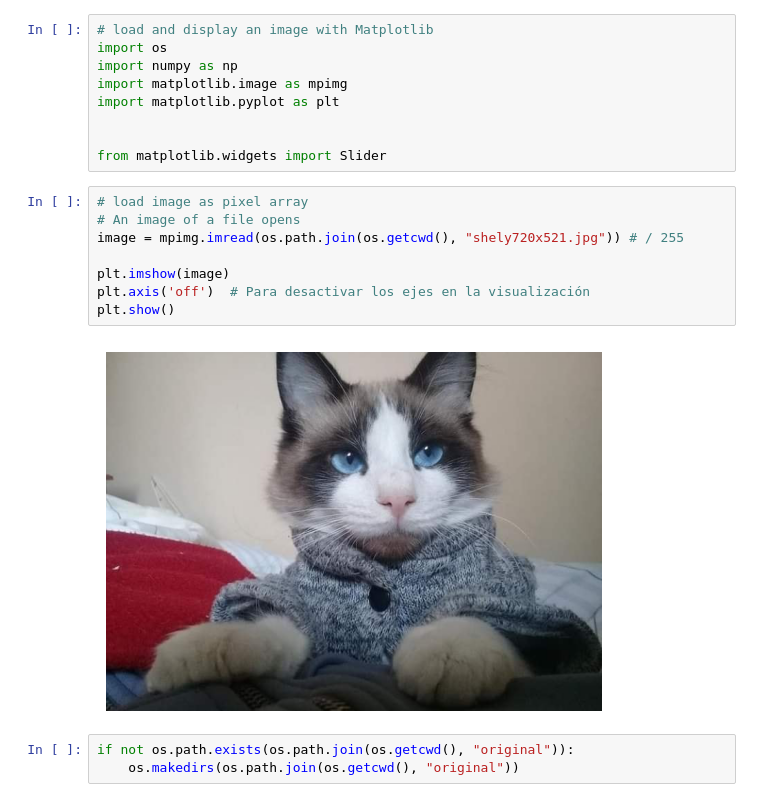
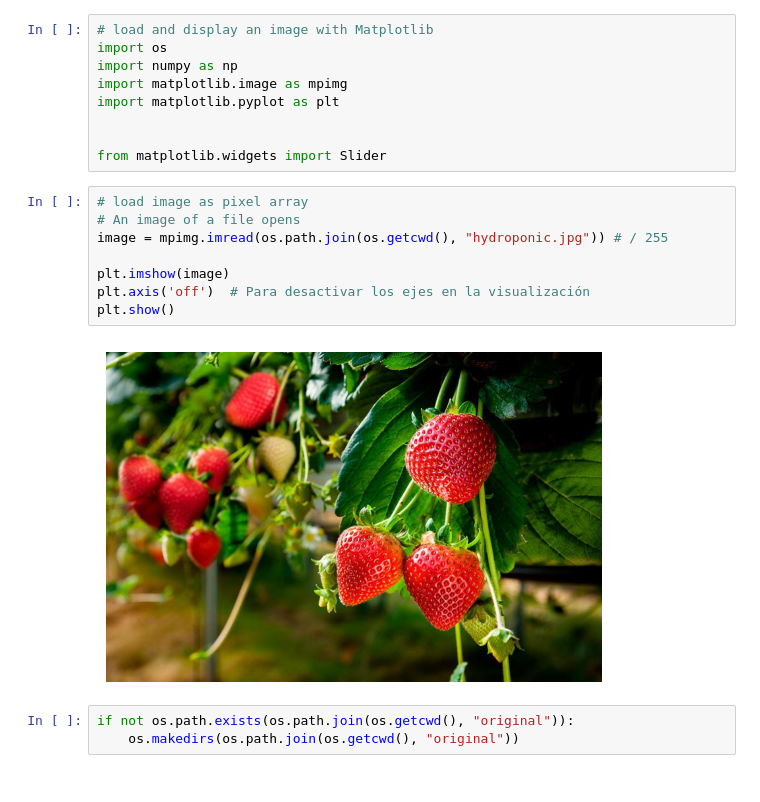
Before and after one commit to pablonicolasr/pdi_uns, a Jupyter notebook: tp1/pdi_tp1.ipynb, the cells around one changed output. Cells and saved outputs as stored; diff of their text form.

```diff
--- a/tp1/pdi_tp1.ipynb
+++ b/tp1/pdi_tp1.ipynb
@@ -14,13 +14,13 @@ from matplotlib.widgets import Slider
 # %%
 # load image as pixel array
 # An image of a file opens
-image = mpimg.imread(os.path.join(os.getcwd(), "shely720x521.jpg")) # / 255
+image = mpimg.imread(os.path.join(os.getcwd(), "hydroponic.jpg")) # / 255
 
 plt.imshow(image)
 plt.axis('off')  # Para desactivar los ejes en la visualización
 plt.show()
 # %% [output]
-[figure, old version]
+[figure, new version]
 # %%
 if not os.path.exists(os.path.join(os.getcwd(), "original")):
     os.makedirs(os.path.join(os.getcwd(), "original"))
```
Also changed, not shown: parts of 8 cells of this notebook, 5 other files.
